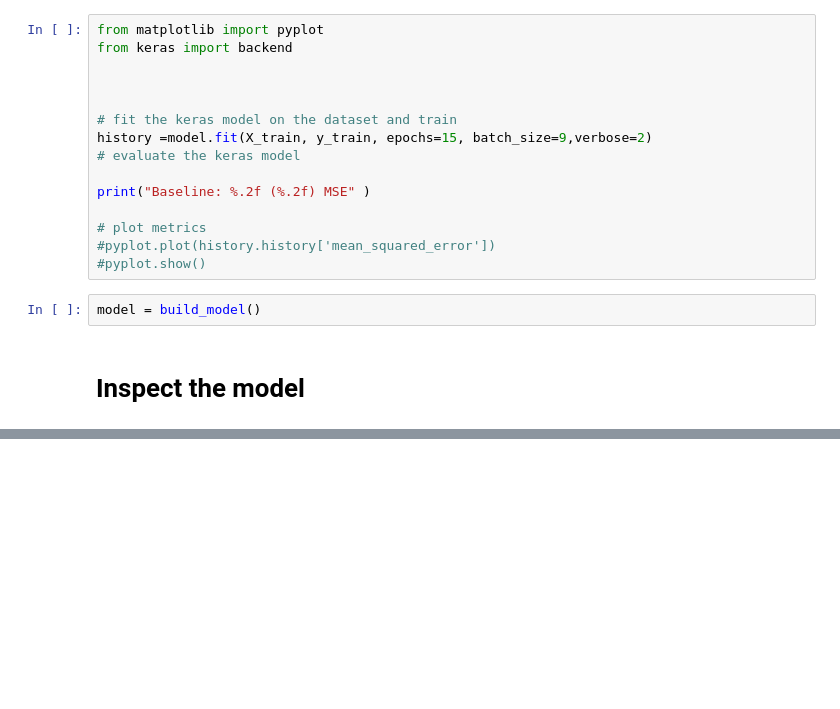
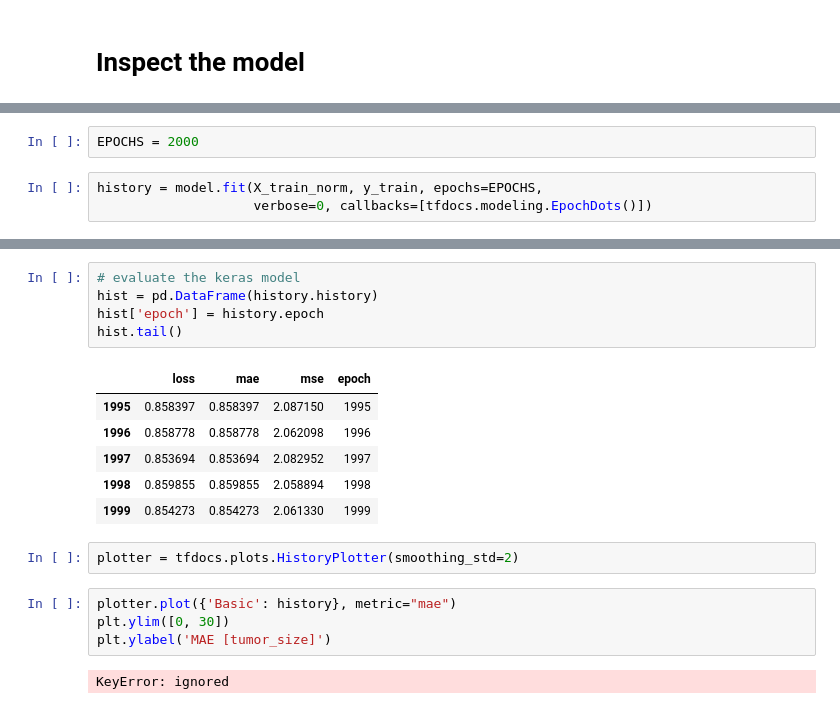
Before and after one commit to vbhaktha13/ML, a Jupyter notebook: Copy_of_Project_tumor_size.ipynb, the cells around one changed output, grey strips where cells are left out. Drawn from its saved outputs; the diff is of its cells as text; blank space fills up the shorter version.

```diff
--- a/Copy_of_Project_tumor_size.ipynb
+++ b/Copy_of_Project_tumor_size.ipynb
@@ -459,22 +503,5 @@ Total params: 35,585
 Trainable params: 35,585
 Non-trainable params: 0
 _________________________________________________________________
-# %%
-from matplotlib import pyplot
-from keras import backend
-
-
-
-# fit the keras model on the dataset and train
-history =model.fit(X_train, y_train, epochs=15, batch_size=9,verbose=2)
-# evaluate the keras model
-
-print("Baseline: %.2f (%.2f) MSE" )
-
-# plot metrics
-#pyplot.plot(history.history['mean_squared_error'])
-#pyplot.show()
-# %%
-model = build_model()
 # %% [markdown]
 # Inspect the model
@@ -482,0 +523,5 @@ model.summary()
+# %%
+EPOCHS = 2000
+# %%
+history = model.fit(X_train_norm, y_train, epochs=EPOCHS,
+                    verbose=0, callbacks=[tfdocs.modeling.EpochDots()])
@@ -482,0 +558,20 @@ model.summary()
+# %%
+# evaluate the keras model
+hist = pd.DataFrame(history.history)
+hist['epoch'] = history.epoch
+hist.tail()
+# %% [output]
+|  | loss | mae | mse | epoch |
+| 1995 | 0.858397 | 0.858397 | 2.087150 | 1995 |
+| 1996 | 0.858778 | 0.858778 | 2.062098 | 1996 |
+| 1997 | 0.853694 | 0.853694 | 2.082952 | 1997 |
+| 1998 | 0.859855 | 0.859855 | 2.058894 | 1998 |
+| 1999 | 0.854273 | 0.854273 | 2.061330 | 1999 |
+# %%
+plotter = tfdocs.plots.HistoryPlotter(smoothing_std=2)
+# %%
+plotter.plot({'Basic': history}, metric="mae")
+plt.ylim([0, 30])
+plt.ylabel('MAE [tumor_size]')
+# %% [output]
+KeyError: ignored
```
Also changed, not shown: parts of 17 cells of this notebook.
